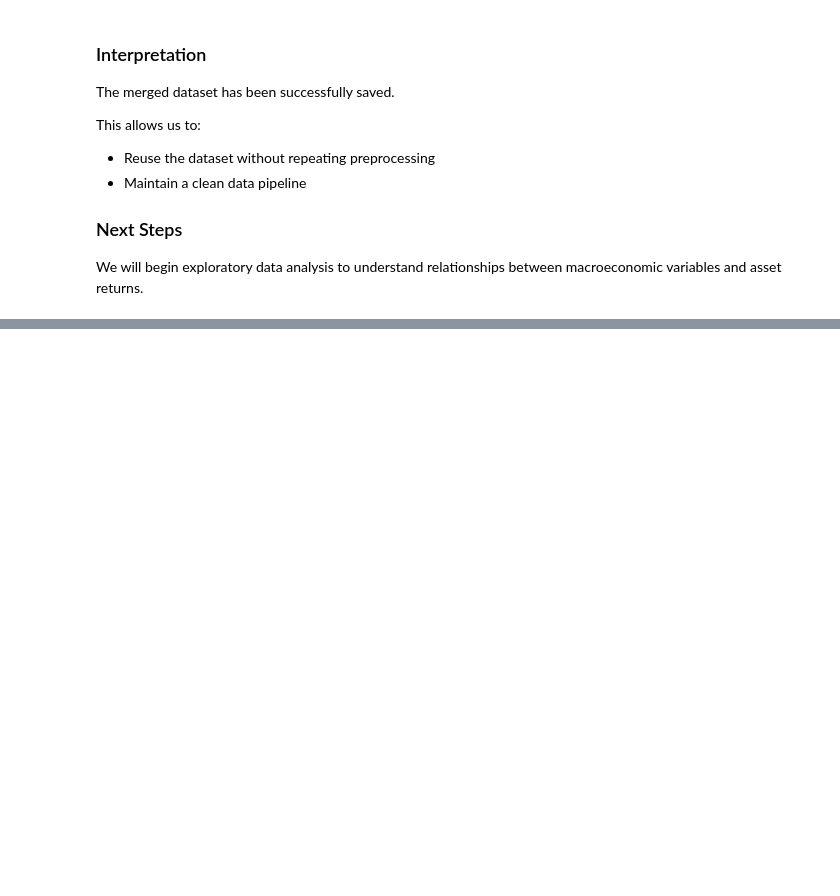
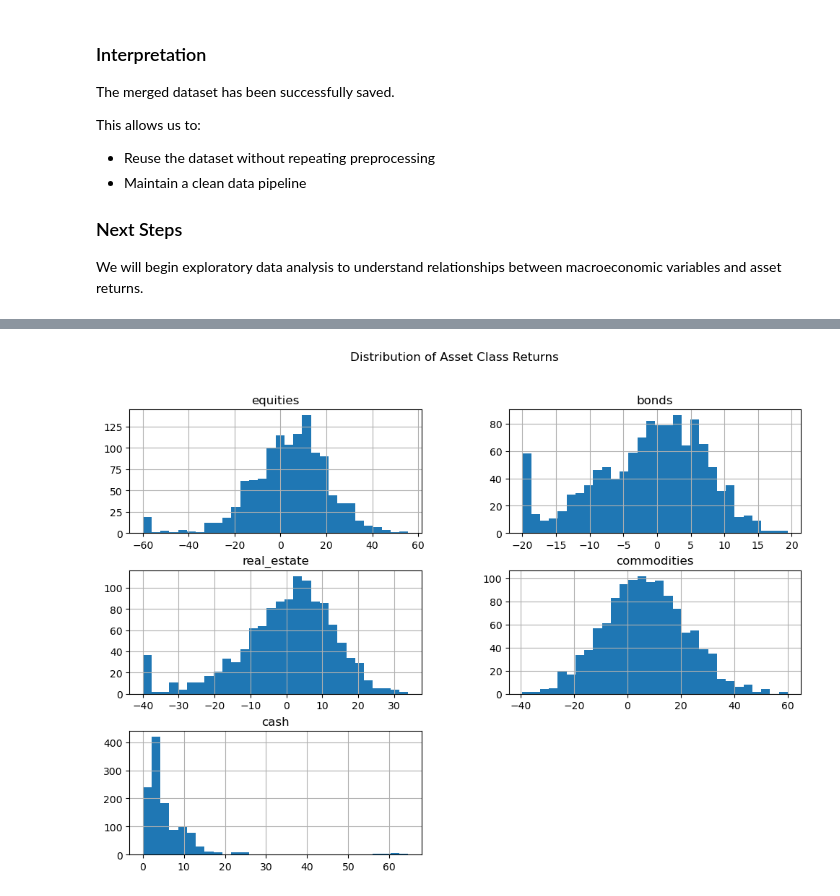
Before and after one commit to Wexwer/Macroeconomics-Indicators-Effect, a Jupyter notebook: Data Science/Exam-Project/Data Source/macroeconomic_indicators_effect_project.ipynb, the cells around one changed output, grey strips where cells are left out. Cells and saved outputs as stored; diff of their text form; code cells hidden in the pictures; blank space fills up the shorter version.

Commit message:
Add exploratory data analysis, visualizations and financial insigh

```diff
--- a/Data Science/Exam-Project/Data Source/macroeconomic_indicators_effect_project.ipynb
+++ b/Data Science/Exam-Project/Data Source/macroeconomic_indicators_effect_project.ipynb
@@ -548,0 +593,9 @@ test
+# %%
+asset_cols = ["equities", "bonds", "real_estate", "commodities", "cash"]
+
+merged_df[asset_cols].hist(bins=30, figsize=(12, 8))
+plt.suptitle("Distribution of Asset Class Returns")
+plt.grid(None)
+plt.show()
+# %% [output]
+[figure, added]
```
Also changed, not shown: parts of 18 cells of this notebook.
